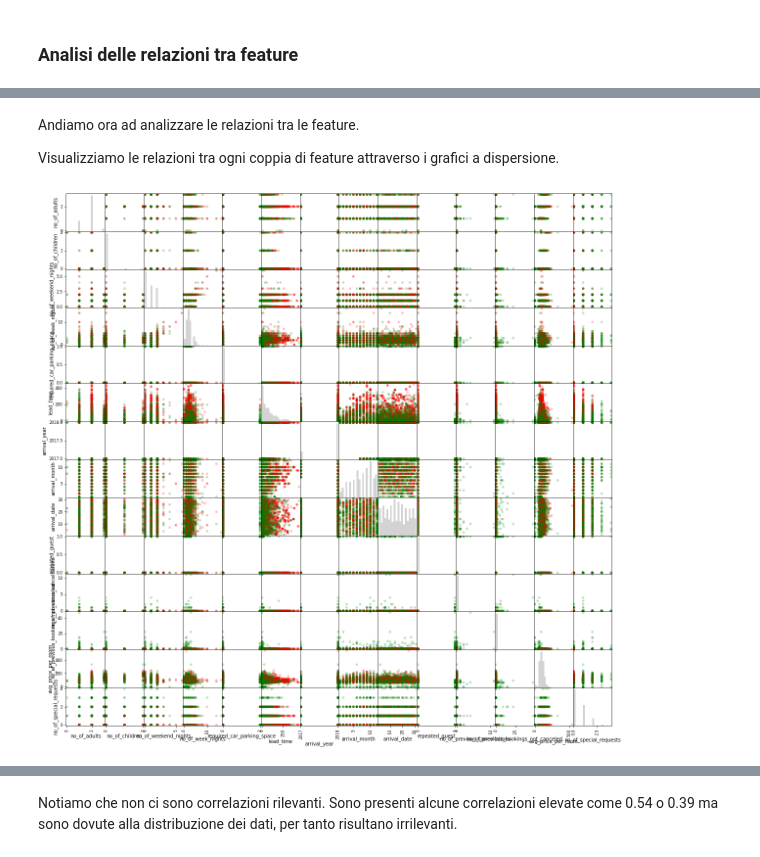
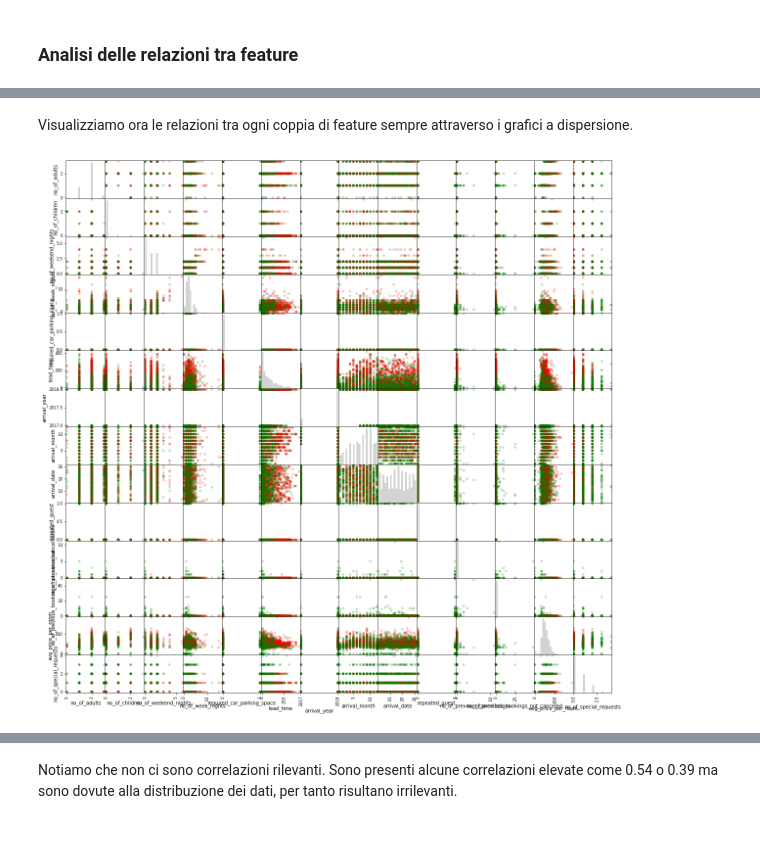
Before and after one commit to BedeschiFederica/DataIntensiveProject, a Jupyter notebook: hotel_reservations.ipynb, the cells around one changed output, grey strips where cells are left out. Cells and saved outputs as stored; diff of their text form; code cells hidden in the pictures.

```diff
--- a/hotel_reservations.ipynb
+++ b/hotel_reservations.ipynb
@@ -146,6 +146,6 @@ Not_Canceled    24390
 Canceled        11885
 Name: booking_status, dtype: int64
 # %%
-#booking_status_colors = {"Not_Canceled": "g", "Canceled": "r"}
-data["booking_status"].value_counts().plot.pie(colors=["g", "r"]);#colors=booking_status_colors.values());
+booking_status_colors = {"Not_Canceled": "green", "Canceled": "red"}
+data["booking_status"].value_counts().plot.pie(autopct="%.2f%%", colors=booking_status_colors.values());
 # %% [output]
@@ -204,17 +219,14 @@ data = data.drop(data.loc[(data["arrival_year"] == 2018) & (data["arrival_month"
 # %% [markdown]
-Andiamo ora ad analizzare le relazioni tra le feature.
-
-Visualizziamo le relazioni tra ogni coppia di feature attraverso i grafici a dispersione.
+Visualizziamo ora le relazioni tra ogni coppia di feature sempre attraverso i grafici a dispersione.
 # %%
-colors = {"Not_Canceled": "green", "Canceled": "red"}
 sample = data.sample(2000)
 _ = pd.plotting.scatter_matrix(#sample[["avg_price_per_room", "lead_time", "no_of_previous_bookings_not_canceled"]],
                                sample.drop(["booking_status"], axis=1),
-                               c=sample["booking_status"].map(colors),
+                               c=sample["booking_status"].map(booking_status_colors),
                                alpha=0.25,
                                figsize=(20, 20),
                                marker="o",
                                s=25,
                                hist_kwds={"bins": 20, "color": "lightgray"})
 # %% [output]
-[figure, old version]
+[figure, new version]
```
Also changed, not shown: parts of 67 cells of this notebook.
